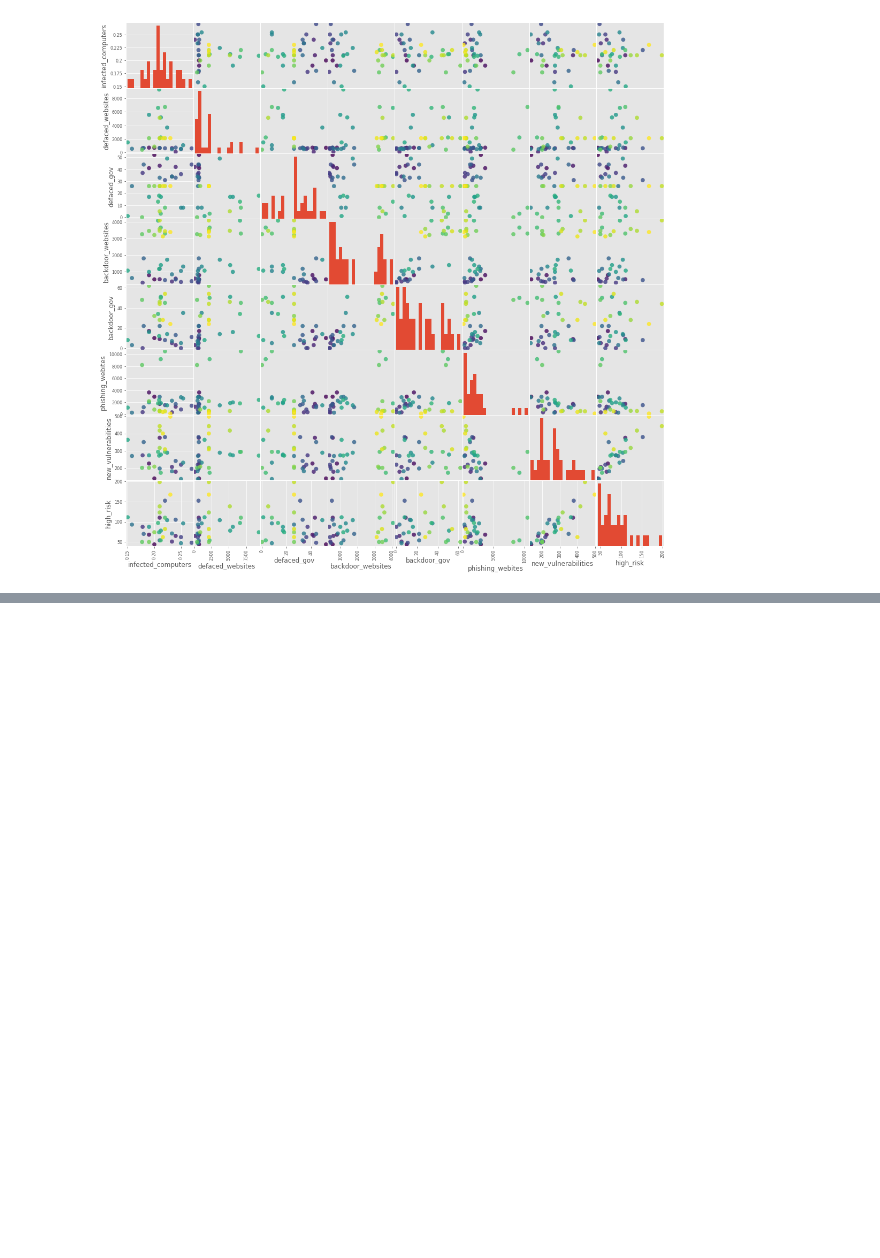
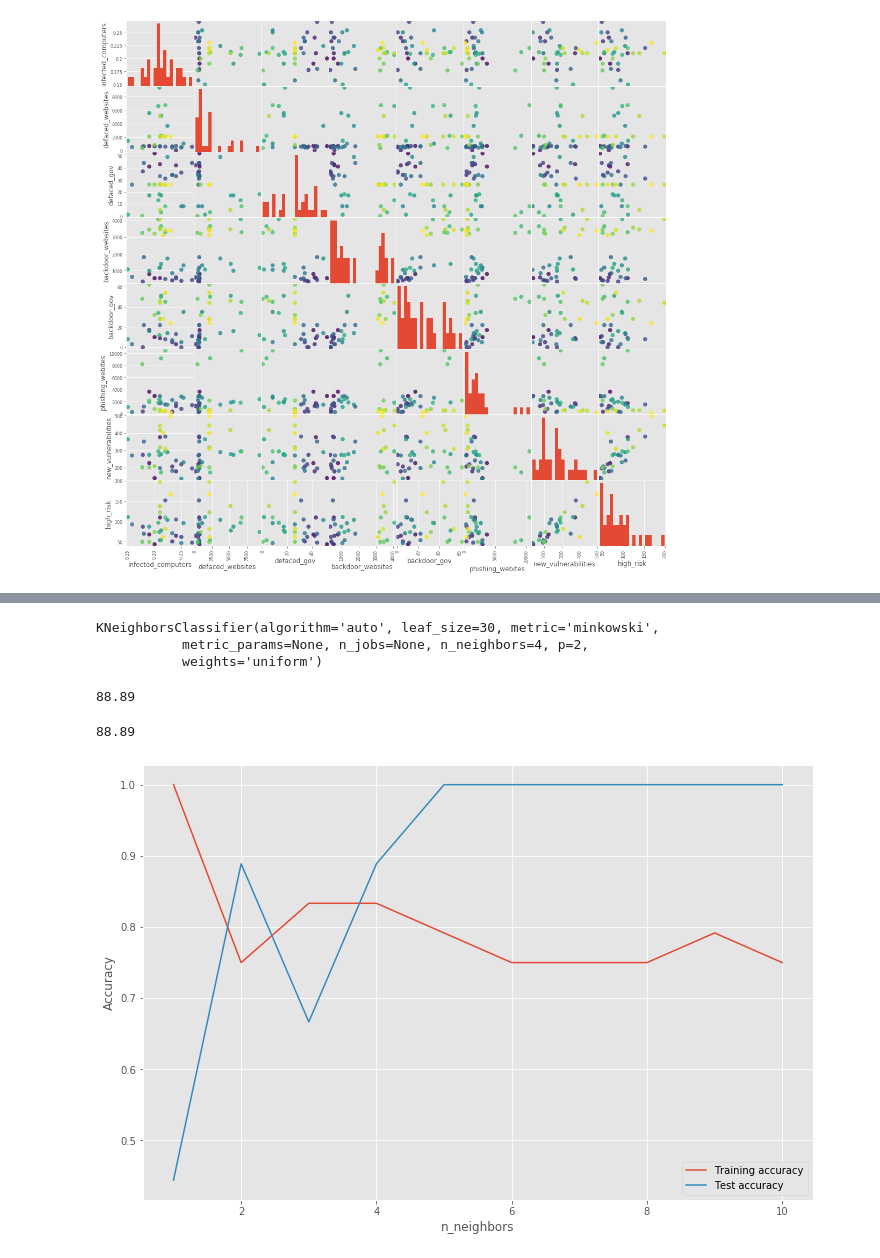
Before and after one commit to simprism/china_cyber, a Jupyter notebook: china_cyber.ipynb, the cells around one changed output, grey strips where cells are left out. Cells and saved outputs as stored; diff of their text form; code cells hidden in the pictures; blank space fills up the shorter version.

```diff
--- a/china_cyber.ipynb
+++ b/china_cyber.ipynb
@@ -120,0 +139,11 @@ g2 = sns.jointplot("backdoor_websites", "backdoor_gov", data=df_cyber, kind="reg
+# %%
+X_train, X_test, y_train, y_test = train_test_split(risks_array, mapped_array, random_state = 0)
+# %%
+from sklearn.neighbors import KNeighborsClassifier
+knn = KNeighborsClassifier(n_neighbors = 4)
+# %%
+knn.fit(X_train, y_train)
+# %% [output]
+KNeighborsClassifier(algorithm='auto', leaf_size=30, metric='minkowski',
+           metric_params=None, n_jobs=None, n_neighbors=4, p=2,
+           weights='uniform')
@@ -120,0 +152,29 @@ g2 = sns.jointplot("backdoor_websites", "backdoor_gov", data=df_cyber, kind="reg
+# %%
+round(np.mean(y_test == pred) * 100, 2)
+# %% [output]
+88.89
+# %%
+round(knn.score(X_test, y_test) * 100, 2)
+# %% [output]
+88.89
+# %%
+training_accuracy = []
+test_accuracy= []
+
+
+neighbors_settings = range(1, 11)
+
+for n_neighbors in neighbors_settings:
+    clf = KNeighborsClassifier(n_neighbors = n_neighbors)
+    clf.fit(X_train, y_train)
+    training_accuracy.append(clf.score(X_train, y_train))
+    test_accuracy.append(clf.score(X_test, y_test))
+# %%
+# Plot the results
+_ = plt.plot(neighbors_settings, training_accuracy, label="Training accuracy")
+_ = plt.plot(neighbors_settings, test_accuracy, label="Test accuracy")
+_ = plt.ylabel("Accuracy")
+_ = plt.xlabel("n_neighbors")
+_ = plt.legend()
+# %% [output]
+[figure, added]
```
Also changed, not shown: parts of 16 cells of this notebook.
